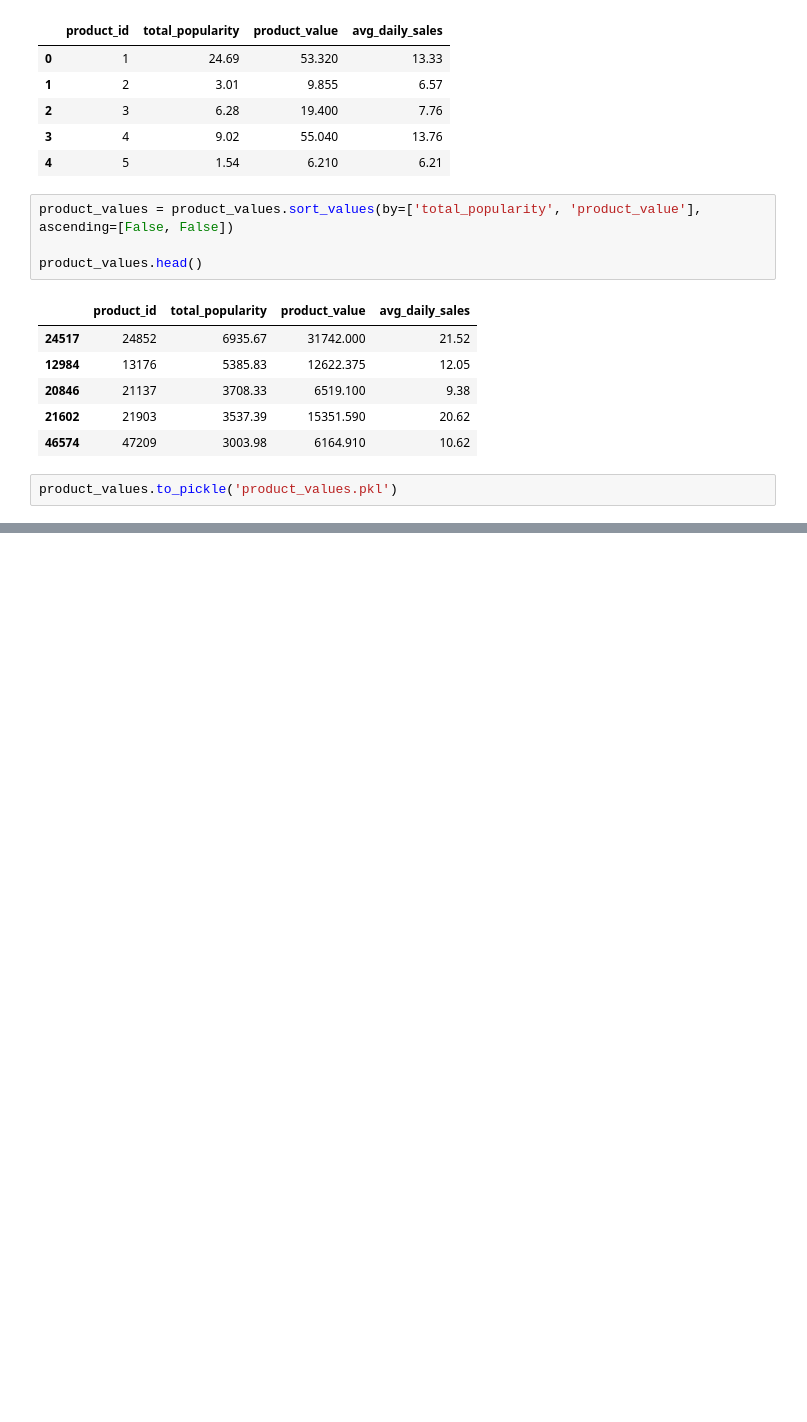
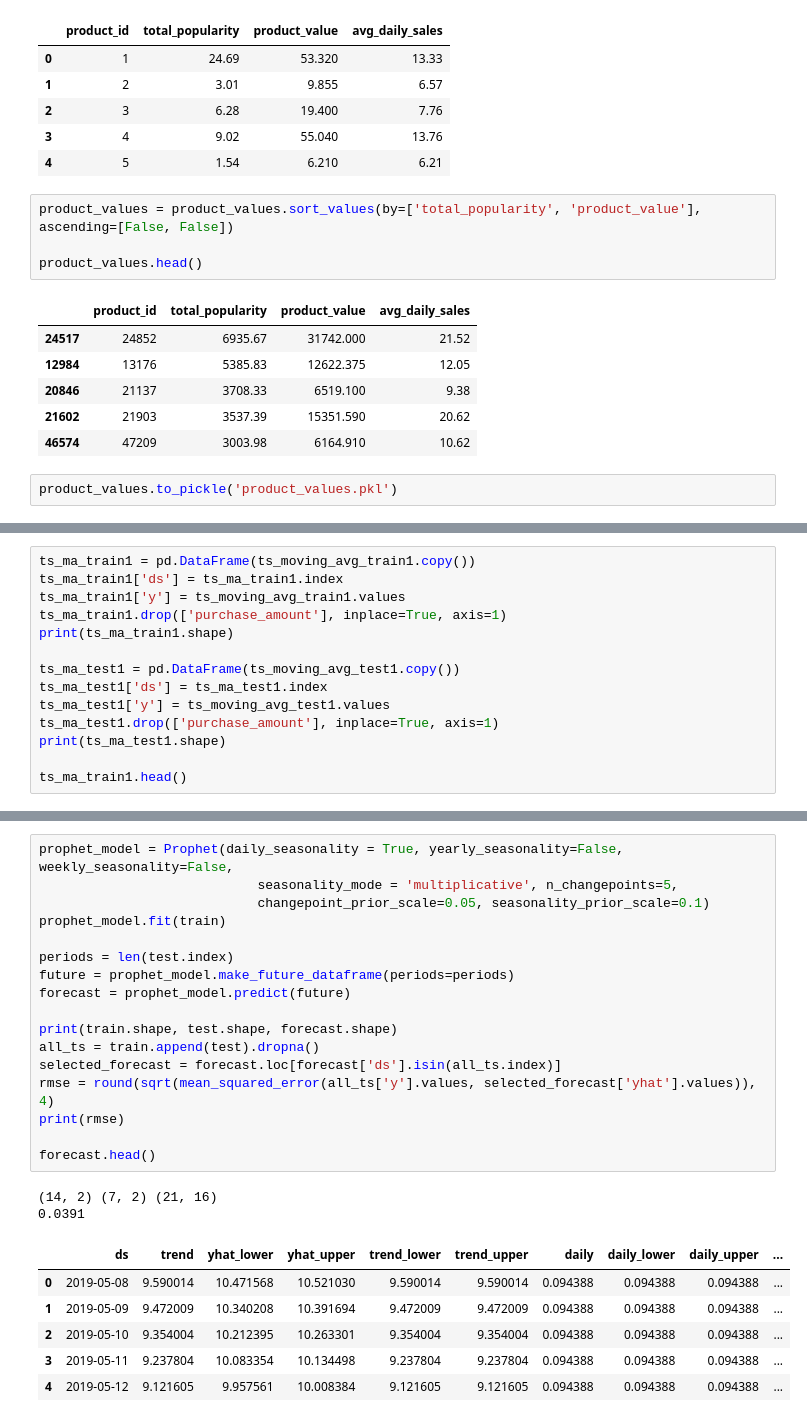
Before and after one commit to hanhanwu/Hanhan_Break_the_Limits, a Jupyter notebook: Bank_Fantasy/Golden_Bridge/recommendation_experiments/popularity_recommendation.ipynb, the cells around one changed output, grey strips where cells are left out. Cells and saved outputs as stored; diff of their text form; blank space fills up the shorter version.

```diff
--- a/Bank_Fantasy/Golden_Bridge/recommendation_experiments/popularity_recommendation.ipynb
+++ b/Bank_Fantasy/Golden_Bridge/recommendation_experiments/popularity_recommendation.ipynb
@@ -232,0 +279,14 @@ recommended_products
+# %%
+ts_ma_train1 = pd.DataFrame(ts_moving_avg_train1.copy())
+ts_ma_train1['ds'] = ts_ma_train1.index
+ts_ma_train1['y'] = ts_moving_avg_train1.values
+ts_ma_train1.drop(['purchase_amount'], inplace=True, axis=1)
+print(ts_ma_train1.shape)
+
+ts_ma_test1 = pd.DataFrame(ts_moving_avg_test1.copy())
+ts_ma_test1['ds'] = ts_ma_test1.index
+ts_ma_test1['y'] = ts_moving_avg_test1.values
+ts_ma_test1.drop(['purchase_amount'], inplace=True, axis=1)
+print(ts_ma_test1.shape)
+
+ts_ma_train1.head()
@@ -232,0 +322,26 @@ recommended_products
+# %%
+prophet_model = Prophet(daily_seasonality = True, yearly_seasonality=False, weekly_seasonality=False,
+                            seasonality_mode = 'multiplicative', n_changepoints=5,
+                            changepoint_prior_scale=0.05, seasonality_prior_scale=0.1)
+prophet_model.fit(train)
+
+periods = len(test.index)
+future = prophet_model.make_future_dataframe(periods=periods)
+forecast = prophet_model.predict(future)
+
+print(train.shape, test.shape, forecast.shape)
+all_ts = train.append(test).dropna()
+selected_forecast = forecast.loc[forecast['ds'].isin(all_ts.index)]
+rmse = round(sqrt(mean_squared_error(all_ts['y'].values, selected_forecast['yhat'].values)), 4)
+print(rmse)
+
+forecast.head()
+# %% [output]
+(14, 2) (7, 2) (21, 16)
+0.0391
+|  | ds | trend | yhat_lower | yhat_upper | trend_lower | trend_upper | daily | daily_lower | daily_upper | ... |
+| 0 | 2019-05-08 | 9.590014 | 10.471568 | 10.521030 | 9.590014 | 9.590014 | 0.094388 | 0.094388 | 0.094388 | ... |
+| 1 | 2019-05-09 | 9.472009 | 10.340208 | 10.391694 | 9.472009 | 9.472009 | 0.094388 | 0.094388 | 0.094388 | ... |
+| 2 | 2019-05-10 | 9.354004 | 10.212395 | 10.263301 | 9.354004 | 9.354004 | 0.094388 | 0.094388 | 0.094388 | ... |
+| 3 | 2019-05-11 | 9.237804 | 10.083354 | 10.134498 | 9.237804 | 9.237804 | 0.094388 | 0.094388 | 0.094388 | ... |
+| 4 | 2019-05-12 | 9.121605 | 9.957561 | 10.008384 | 9.121605 | 9.121605 | 0.094388 | 0.094388 | 0.094388 | ... |
```
Also changed, not shown: parts of 12 cells of this notebook.
